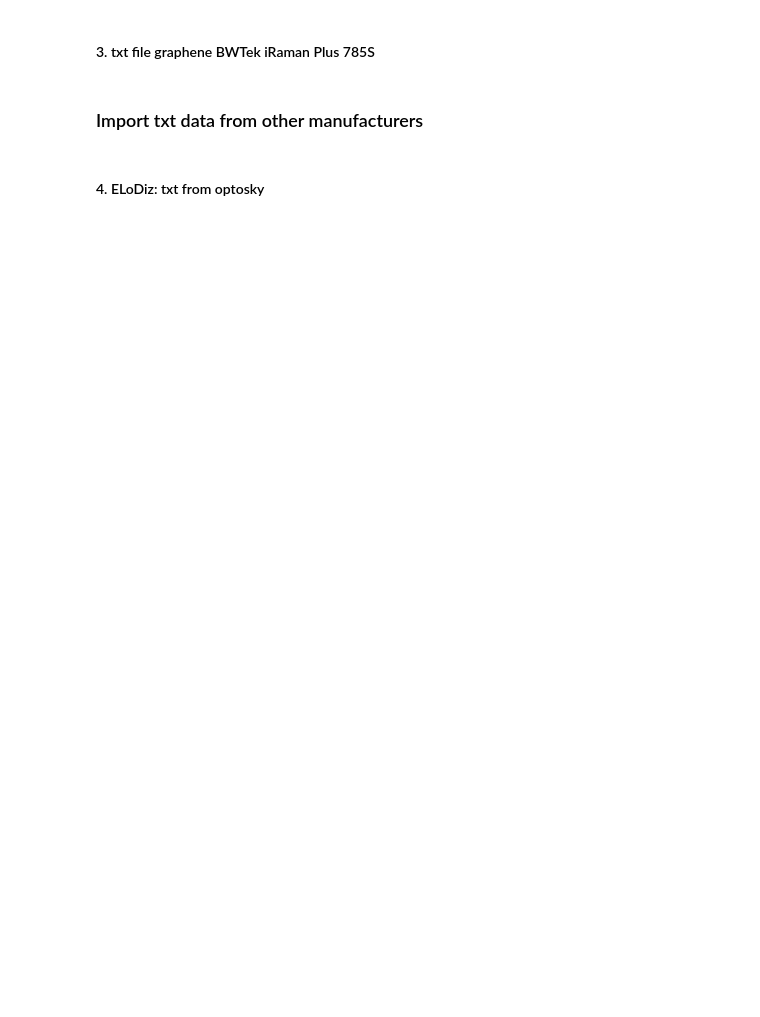
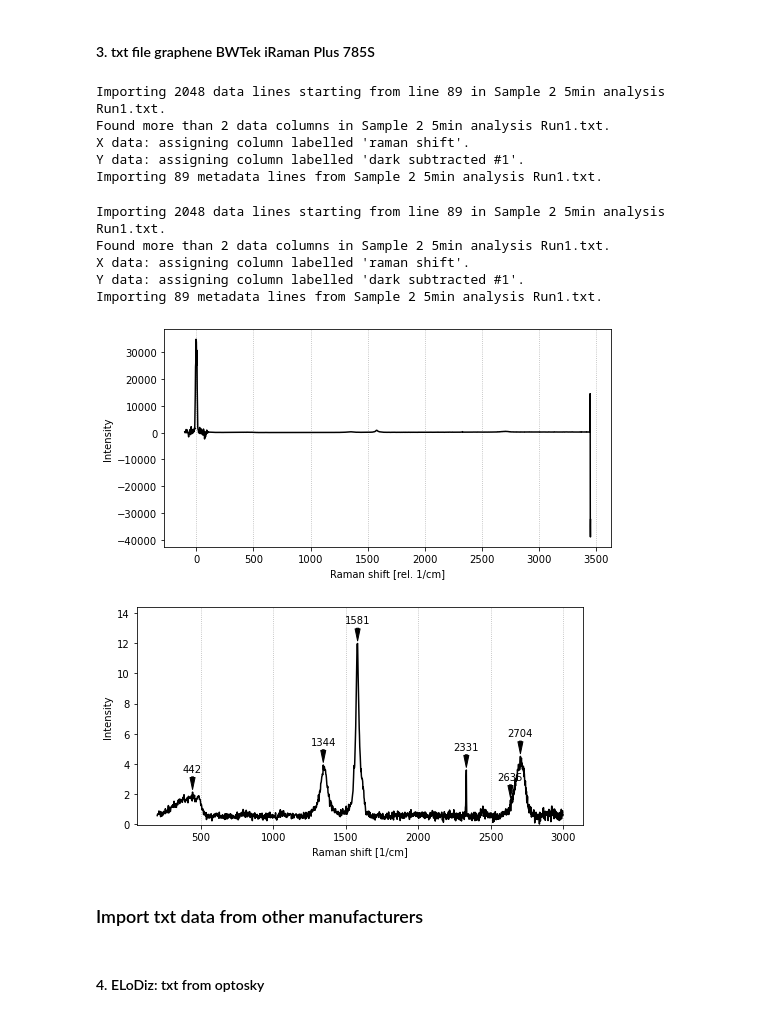
Before and after one commit to h2020charisma/ramanchada, a Jupyter notebook: Chada txt import demo.ipynb, the cells around one changed output. Cells and saved outputs as stored; diff of their text form; code cells hidden in the pictures; blank space fills up the shorter version.

```diff
--- a/Chada txt import demo.ipynb
+++ b/Chada txt import demo.ipynb
@@ -72,3 +77,2 @@ assert os.path.exists(source)
 # %%
 target = r"\\vm-stor-51\alle\Projekte Kunststoffe\RD\MA\Öffentliche_Projekte\2020-01-07_230007_H2020-CHARISMA_barton\Python\charisma-raman-spectrum-harmonization\test_data\BWTek_txt2.cha"
-target = os.path.join(TEST_FILES,"BWTek_txt2.cha")
@@ -79,12 +79,28 @@ assert chada_file==target
+# %%
+create(source, target)
+# %% [output]
+Importing 2048 data lines starting from line 89 in Sample 2 5min analysis Run1.txt.
+Found more than 2 data columns in Sample 2 5min analysis Run1.txt.
+X data: assigning column labelled 'raman shift'.
+Y data: assigning column labelled 'dark subtracted #1'.
+Importing 89 metadata lines from Sample 2 5min analysis Run1.txt.
 # %%
-BWTek3 = chada.Chada(target)
+BWTek3 = Chada(target)
+# %% [output]
+Importing 2048 data lines starting from line 89 in Sample 2 5min analysis Run1.txt.
+Found more than 2 data columns in Sample 2 5min analysis Run1.txt.
+X data: assigning column labelled 'raman shift'.
+Y data: assigning column labelled 'dark subtracted #1'.
+Importing 89 metadata lines from Sample 2 5min analysis Run1.txt.
 # %%
 BWTek3.plot()
 BWTek3.x_crop(200,3000)
-BWTek3.fit_baseline(niter=1000, smooth=11)
-BWTek3.remove_baseline()
+BWTek3.baseline(niter=1000, smooth=11)
 BWTek3.normalize()
 BWTek3.peaks(True)
+# %% [output]
+[figure, added]
+[figure, added]
 # %%
 BWTek3.commit()
 # %% [markdown]
```
Also changed, not shown: parts of 80 cells of this notebook, 40 other files.
